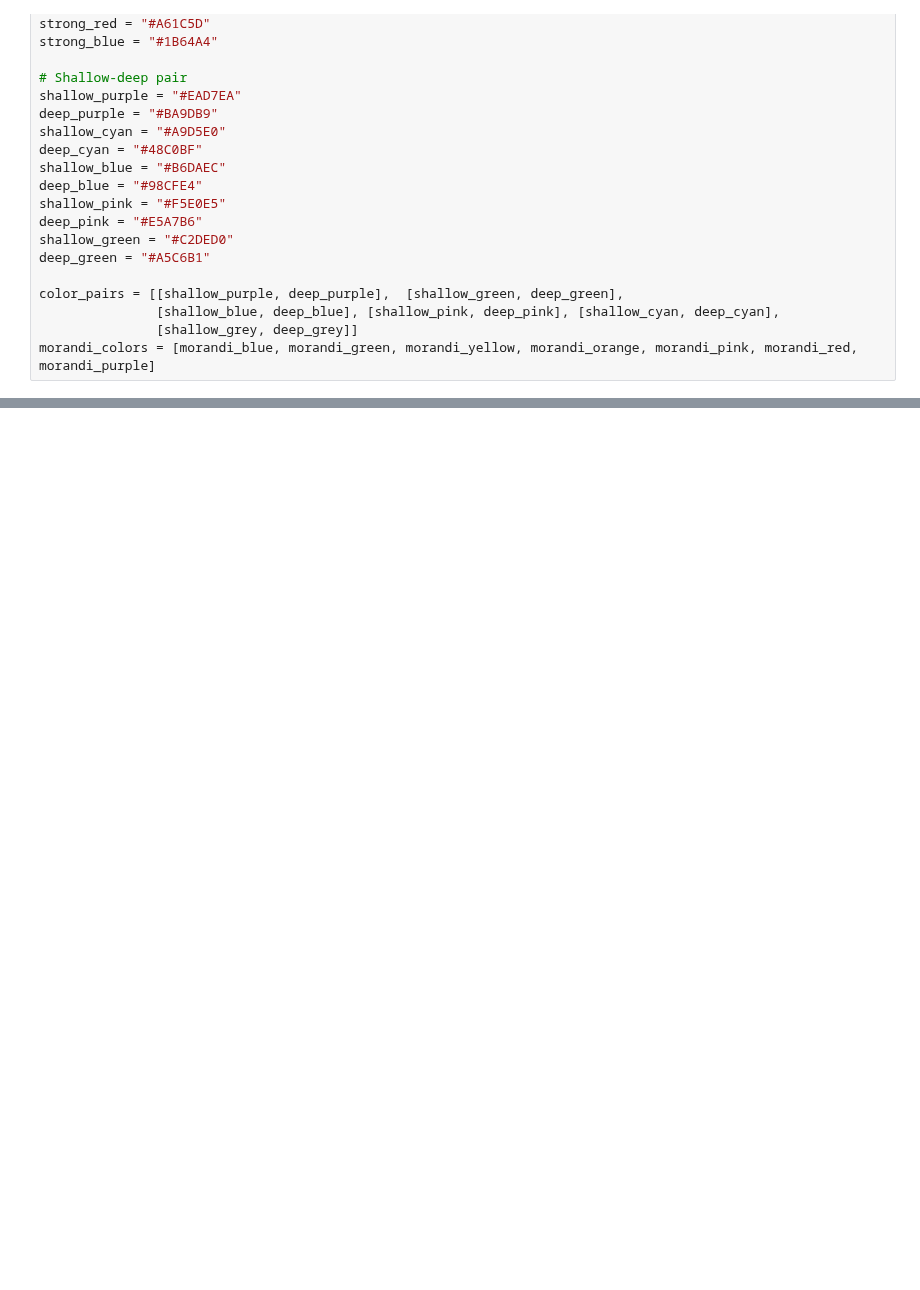
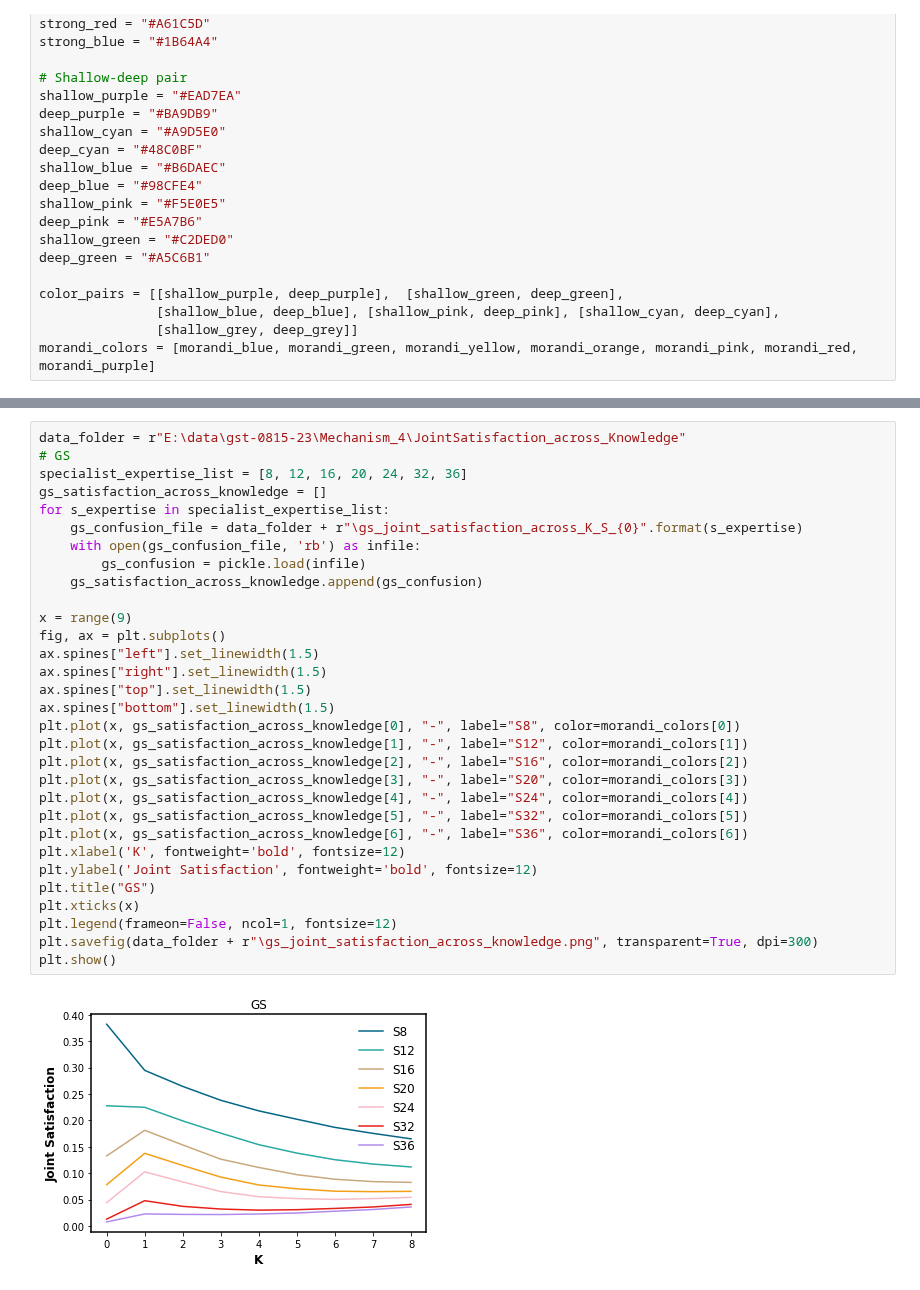
Before and after one commit to baldFemale/OpenInnovationFramework, a Jupyter notebook: Mechanism/JointSatisfaction_across_Knowledge/Evaluator.ipynb, the cells around one changed output, grey strips where cells are left out. Drawn from its saved outputs; the diff is of its cells as text; blank space fills up the shorter version.

```diff
--- a/Mechanism/JointSatisfaction_across_Knowledge/Evaluator.ipynb
+++ b/Mechanism/JointSatisfaction_across_Knowledge/Evaluator.ipynb
@@ -88,0 +79,33 @@ plt.show()
+# %%
+data_folder = r"E:\data\gst-0815-23\Mechanism_4\JointSatisfaction_across_Knowledge"
+# GS
+specialist_expertise_list = [8, 12, 16, 20, 24, 32, 36]
+gs_satisfaction_across_knowledge = []
+for s_expertise in specialist_expertise_list:
+    gs_confusion_file = data_folder + r"\gs_joint_satisfaction_across_K_S_{0}".format(s_expertise)
+    with open(gs_confusion_file, 'rb') as infile:
+        gs_confusion = pickle.load(infile)
+    gs_satisfaction_across_knowledge.append(gs_confusion)
+
+x = range(9)
+fig, ax = plt.subplots()
+ax.spines["left"].set_linewidth(1.5)
+ax.spines["right"].set_linewidth(1.5)
+ax.spines["top"].set_linewidth(1.5)
+ax.spines["bottom"].set_linewidth(1.5)
+plt.plot(x, gs_satisfaction_across_knowledge[0], "-", label="S8", color=morandi_colors[0])
+plt.plot(x, gs_satisfaction_across_knowledge[1], "-", label="S12", color=morandi_colors[1])
+plt.plot(x, gs_satisfaction_across_knowledge[2], "-", label="S16", color=morandi_colors[2])
+plt.plot(x, gs_satisfaction_across_knowledge[3], "-", label="S20", color=morandi_colors[3])
+plt.plot(x, gs_satisfaction_across_knowledge[4], "-", label="S24", color=morandi_colors[4])
+plt.plot(x, gs_satisfaction_across_knowledge[5], "-", label="S32", color=morandi_colors[5])
+plt.plot(x, gs_satisfaction_across_knowledge[6], "-", label="S36", color=morandi_colors[6])
+plt.xlabel('K', fontweight='bold', fontsize=12)
+plt.ylabel('Joint Satisfaction', fontweight='bold', fontsize=12)
+plt.title("GS")
+plt.xticks(x)
+plt.legend(frameon=False, ncol=1, fontsize=12)
+plt.savefig(data_folder + r"\gs_joint_satisfaction_across_knowledge.png", transparent=True, dpi=300)
+plt.show()
+# %% [output]
+[figure, added]
```
Also changed, not shown: parts of 2 cells of this notebook, 36 other files.
